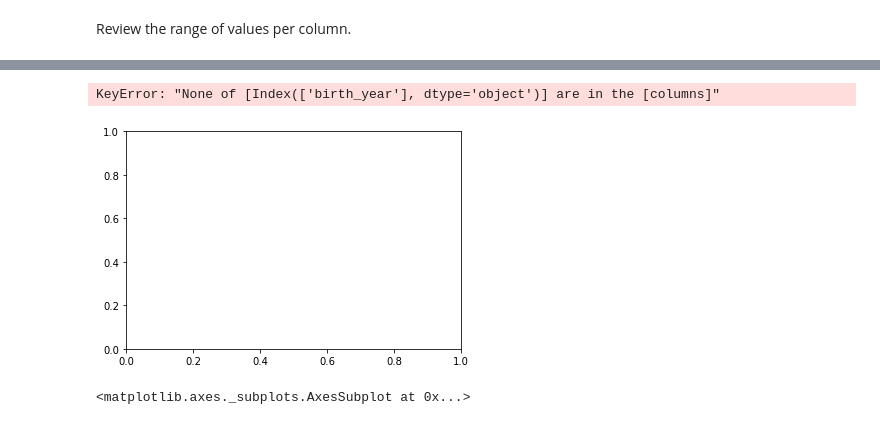
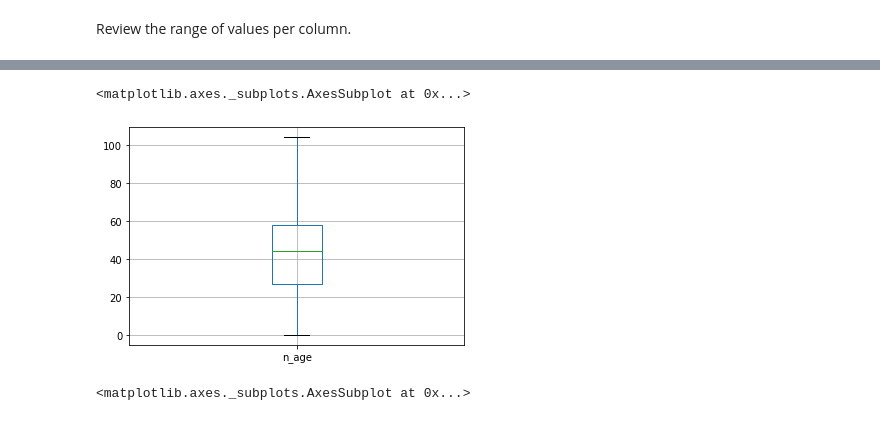
Before and after one commit to Prakashparajuli/springboard, a Jupyter notebook: Random Forest Case Study/RandomForest_casestudy_covid19.ipynb, the cells around one changed output, grey strips where cells are left out. Saved outputs shown, nothing was run; the diff lists cells and outputs as text; code cells hidden in the pictures.

```diff
--- a/Random Forest Case Study/RandomForest_casestudy_covid19.ipynb
+++ b/Random Forest Case Study/RandomForest_casestudy_covid19.ipynb
@@ -529,10 +529,10 @@ df.describe().T
 | infected_by | 2067.0 | 2.600789e+09 | 7.475391e+08 | 1.000000e+09 | 2.600789e+09 | 2.600789e+09 | 2.600789e+09 | 6.113000e+09 |
 | n_age | 2067.0 | 4.420416e+01 | 1.944603e+01 | 0.000000e+00 | 2.700000e+01 | 4.400000e+01 | 5.800000e+01 | 1.040000e+02 |
 # %%
-df.boxplot(['birth_year'])
+df.boxplot(['n_age'])
 # %% [output]
-KeyError: "None of [Index(['birth_year'], dtype='object')] are in the [columns]"
+<matplotlib.axes._subplots.AxesSubplot at 0x...>
-[figure, old version]
+[figure, new version]
 # %%
 df.boxplot(['infected_by'])
 # %% [output]
```
